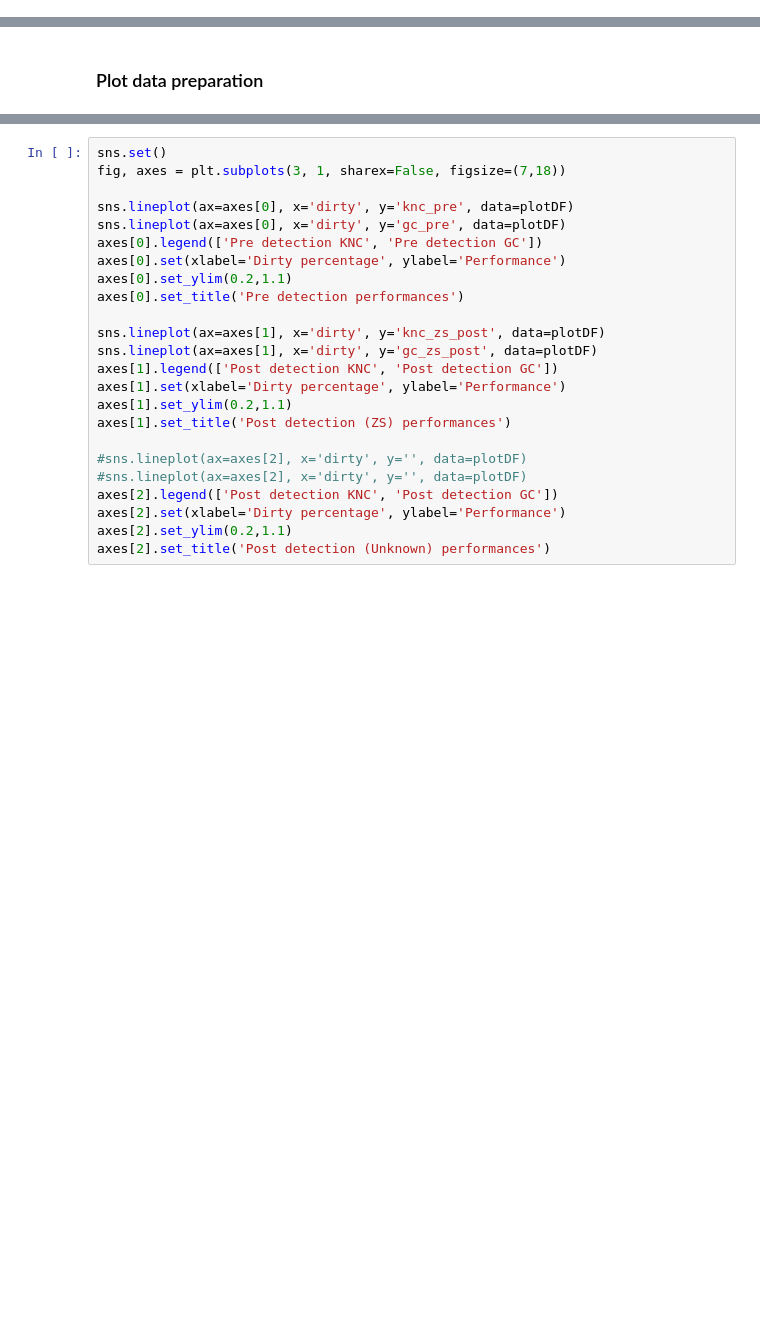
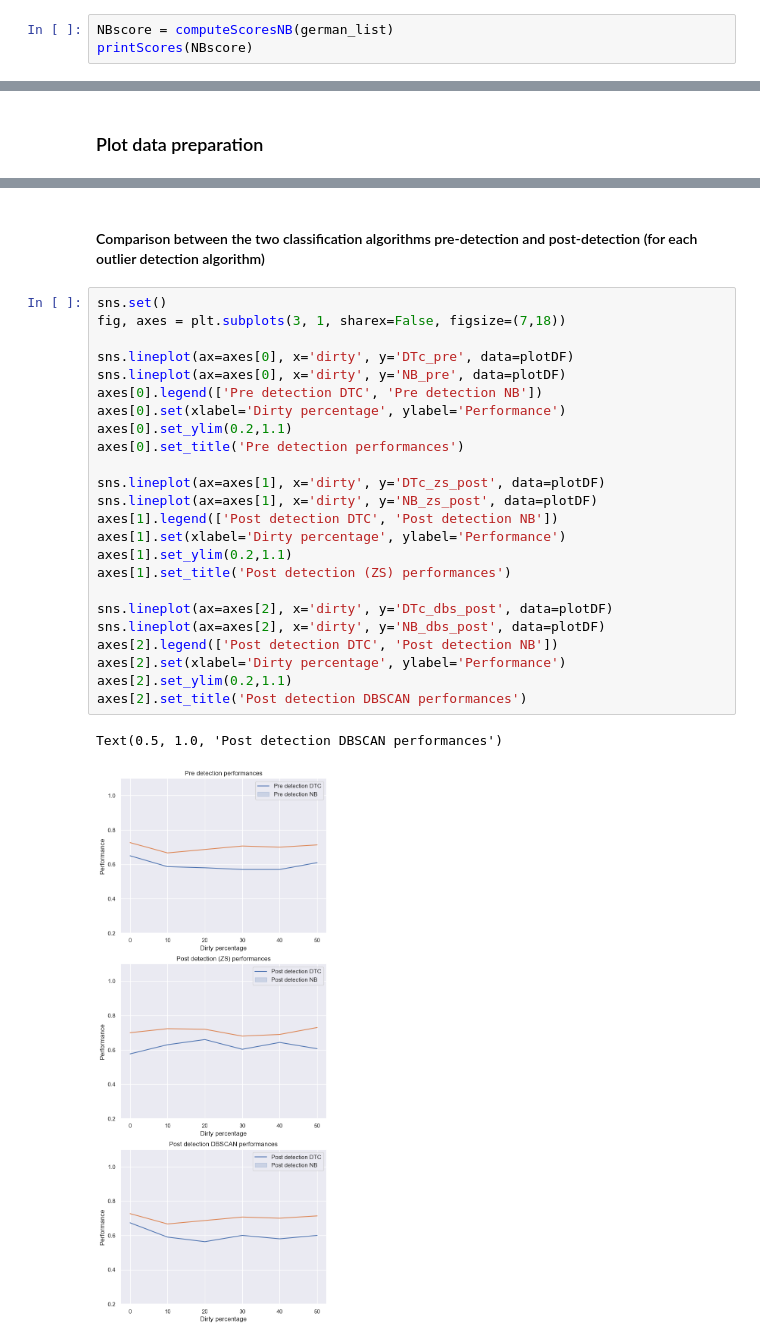
Before and after one commit to matteovisotto/DQ-SangiVisotto, a Jupyter notebook: DQ-German.ipynb, the cells around one changed output, grey strips where cells are left out. Saved outputs shown, nothing was run; the diff lists cells and outputs as text; blank space fills up the shorter version.

```diff
--- a/DQ-German.ipynb
+++ b/DQ-German.ipynb
@@ -152,0 +181,3 @@ printScores(secondscore)
+# %%
+NBscore = computeScoresNB(german_list)
+printScores(NBscore)
@@ -204,24 +431,29 @@ fig.tight_layout()
+# %% [markdown]
+#### Comparison between the two classification algorithms pre-detection and post-detection (for each outlier detection algorithm)
 # %%
 sns.set()
 fig, axes = plt.subplots(3, 1, sharex=False, figsize=(7,18))
 
-sns.lineplot(ax=axes[0], x='dirty', y='knc_pre', data=plotDF)
-sns.lineplot(ax=axes[0], x='dirty', y='gc_pre', data=plotDF)
-axes[0].legend(['Pre detection KNC', 'Pre detection GC'])
+sns.lineplot(ax=axes[0], x='dirty', y='DTc_pre', data=plotDF)
+sns.lineplot(ax=axes[0], x='dirty', y='NB_pre', data=plotDF)
+axes[0].legend(['Pre detection DTC', 'Pre detection NB'])
 axes[0].set(xlabel='Dirty percentage', ylabel='Performance')
 axes[0].set_ylim(0.2,1.1)
 axes[0].set_title('Pre detection performances')
 
-sns.lineplot(ax=axes[1], x='dirty', y='knc_zs_post', data=plotDF)
-sns.lineplot(ax=axes[1], x='dirty', y='gc_zs_post', data=plotDF)
-axes[1].legend(['Post detection KNC', 'Post detection GC'])
+sns.lineplot(ax=axes[1], x='dirty', y='DTc_zs_post', data=plotDF)
+sns.lineplot(ax=axes[1], x='dirty', y='NB_zs_post', data=plotDF)
+axes[1].legend(['Post detection DTC', 'Post detection NB'])
 axes[1].set(xlabel='Dirty percentage', ylabel='Performance')
 axes[1].set_ylim(0.2,1.1)
 axes[1].set_title('Post detection (ZS) performances')
 
-#sns.lineplot(ax=axes[2], x='dirty', y='', data=plotDF)
-#sns.lineplot(ax=axes[2], x='dirty', y='', data=plotDF)
-axes[2].legend(['Post detection KNC', 'Post detection GC'])
+sns.lineplot(ax=axes[2], x='dirty', y='DTc_dbs_post', data=plotDF)
+sns.lineplot(ax=axes[2], x='dirty', y='NB_dbs_post', data=plotDF)
+axes[2].legend(['Post detection DTC', 'Post detection NB'])
 axes[2].set(xlabel='Dirty percentage', ylabel='Performance')
 axes[2].set_ylim(0.2,1.1)
-axes[2].set_title('Post detection (Unknown) performances')
+axes[2].set_title('Post detection DBSCAN performances')
+# %% [output]
+Text(0.5, 1.0, 'Post detection DBSCAN performances')
+[figure, added]
```
Also changed, not shown: parts of 49 cells of this notebook, 1 other file.
